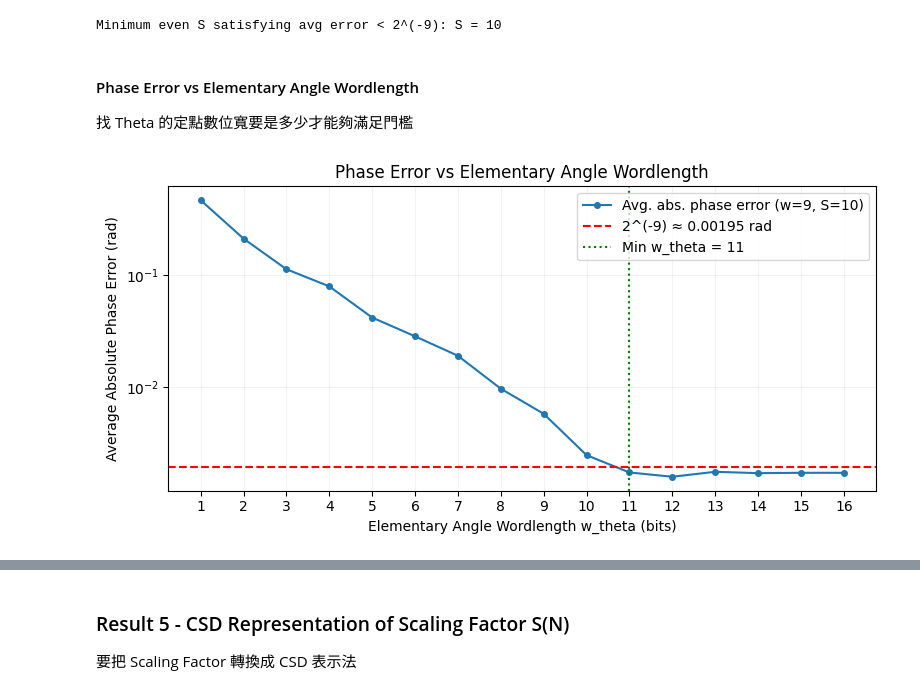
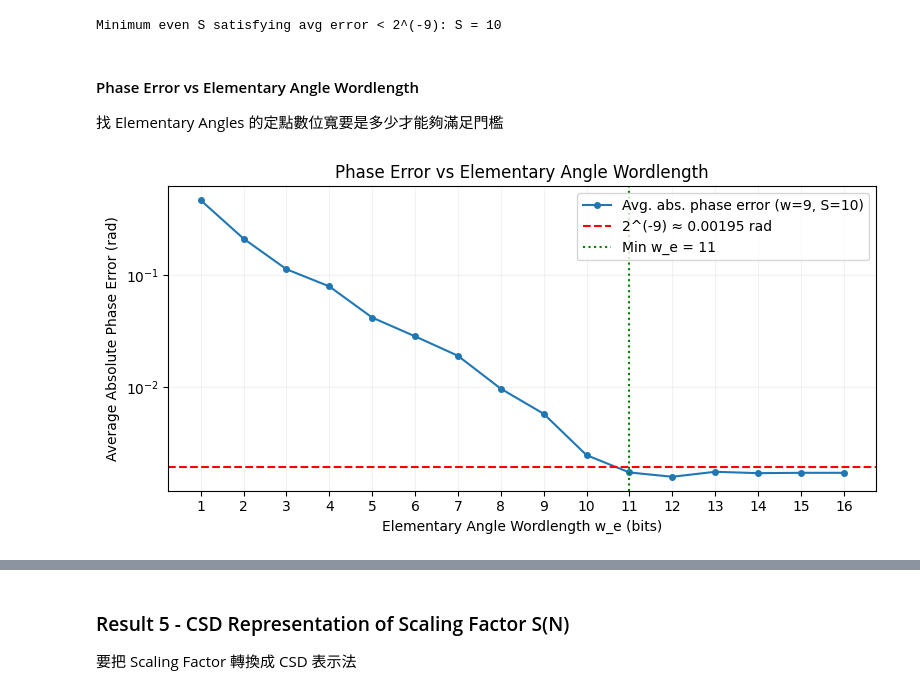
Before and after one commit to akira2963753/DSP-In-VLSI, a Jupyter notebook: HW4-CORDIC/HW4.ipynb, the cells around one changed output, grey strips where cells are left out. Saved outputs shown, nothing was run; the diff lists cells and outputs as text; code cells hidden in the pictures.

```diff
--- a/HW4-CORDIC/HW4.ipynb
+++ b/HW4-CORDIC/HW4.ipynb
@@ -44,13 +45,13 @@ Y_true = np.sin(alpha_m)
 # Reference phase : arctan2 function 方便我們去看象限
 phase_ref = np.arctan2(Y_true, X_true)
 
-# Quantization : 對 X 跟 Y 做指定 w 位元寬度的量化
-# 由於 X 跟 Y 在 [-1,1]，而增益 K(N) 最大為約 1 / 0.6 = 1.67 < 2，因此整數位元為 1
+# Quantization 給基本角度 LUT 用的
 def quantize(val, w):
-    return np.floor(val * 2 **(w)) / 2 **(w)
+    return np.floor(val * 2**(w)) / 2**(w)
 
 # CORDIC phase computation (integer shift version, hardware-accurate)
-def cordic_phase(X0, Y0, w_xy, N, w_theta=None):
+# w_e : fractional wordlength of elementary angle LUT (None = floating-point)
+def cordic_phase(X0, Y0, w_xy, N, w_e=None):
     phase_adjust = 0.0
 
     if X0 < 0: # 代表在第二或是第三象限
@@ -70,8 +71,8 @@ def cordic_phase(X0, Y0, w_xy, N, w_theta=None):
     for i in range(N):
         mu = -1 if Yi > 0 else 1
         elem_angle = np.arctan(2.0**(-i))
-        if w_theta is not None:
-            elem_angle = quantize(elem_angle, w_theta)  # 量化基本角度
+        if w_e is not None:
+            elem_angle = quantize(elem_angle, w_e)  # 量化 LUT 基本角度
 
         # 注意這裡的量化要使用算數右移，因為在後面硬體實作的時候我們會用 Shifter 取代乘法器
         dX = Yi >> i
@@ -82,8 +83,6 @@ def cordic_phase(X0, Y0, w_xy, N, w_theta=None):
         Yi_new = Yi + mu * dY
 
         theta = theta - mu * elem_angle
-        if w_theta is not None:
-            theta = quantize(theta, w_theta)  # 量化 theta 累加器
 
         Xi = Xi_new
         Yi = Yi_new
@@ -173,50 +172,51 @@ print(f"Minimum even S satisfying avg error < 2^(-9): S = {min_S}")
 Minimum even S satisfying avg error < 2^(-9): S = 10
 # %% [markdown]
 #### Phase Error vs Elementary Angle Wordlength
-找 Theta 的定點數位寬要是多少才能夠滿足門檻
+找 Elementary Angles 的定點數位寬要是多少才能夠滿足門檻
 # %%
-w_theta_values = np.arange(1, 17) # sweep w_theta = 1..16
-avg_errors_theta = []
+w_e_values = np.arange(1, 17) # sweep w_e = 1..16
+avg_errors_e = []
 
-for w_theta in w_theta_values:
-    errors = [abs(cordic_phase(X_true[m], Y_true[m], min_w, min_S, w_theta=w_theta) - phase_ref[m])
+for w_e in w_e_values:
+    errors = [abs(cordic_phase(X_true[m], Y_true[m], min_w, min_S, w_e=w_e) - phase_ref[m])
               for m in range(10)]
-    avg_errors_theta.append(np.mean(errors))
+    avg_errors_e.append(np.mean(errors))
 
-avg_errors_theta = np.array(avg_errors_theta)
+avg_errors_e = np.array(avg_errors_e)
 
-# Find minimum w_theta satisfying error < 2^(-9)
-valid_w_theta = w_theta_values[avg_errors_theta < threshold]
-min_w_theta = int(valid_w_theta[0]) if len(valid_w_theta) > 0 else None
+# Find minimum w_e satisfying error < 2^(-9)
+valid_w_e = w_e_values[avg_errors_e < threshold]
+min_w_e = int(valid_w_e[0]) if len(valid_w_e) > 0 else None
 
 # Plot
 plt.figure(figsize=(8, 4))
-plt.semilogy(w_theta_values, avg_errors_theta, marker='o', markersize=4,
+plt.semilogy(w_e_values, avg_errors_e, marker='o', markersize=4,
              label=f'Avg. abs. phase error (w={min_w}, S={min_S})')
 plt.axhline(threshold, color='r', linestyle='--', label=f'2^(-9) ≈ {threshold:.5f} rad')
-if min_w_theta is not None:
-    plt.axvline(min_w_theta, color='g', linestyle=':', label=f'Min w_theta = {min_w_theta}')
-plt.xlabel('Elementary Angle Wordlength w_theta (bits)')
+if min_w_e is not None:
+    plt.axvline(min_w_e, color='g', linestyle=':', label=f'Min w_e = {min_w_e}')
+plt.xlabel('Elementary Angle Wordlength w_e (bits)')
 plt.ylabel('Average Absolute Phase Error (rad)')
 plt.title(f'Phase Error vs Elementary Angle Wordlength')
-plt.xticks(w_theta_values)
+plt.xticks(w_e_values)
 plt.legend()
 plt.grid(True, color='gray', alpha=0.1)
 plt.minorticks_off()
 plt.tight_layout()
 plt.show()
 
-print(f"Minimum w_theta satisfying avg error < 2^(-9): w_theta = {min_w_theta}")
+print(f"Minimum w_e satisfying avg error < 2^(-9): w_e = {min_w_e}")
 
-# Table of elementary angles
-print(f"\nElementary Angles (S={min_S} stages):")
-print(f"{'i':>3} {'Float':>12}  {'Quantized':>20} {'Binary':>18}")
-print("-" * 65)
+# Table of elementary angles (LUT content)
+# Format: 1S + 2I + w_e F  (sign | integer integer . fractional bits)
+print(f"\nElementary Angles LUT (S={min_S} stages):")
+print(f"{'i':>3} {'Float':>14}  {'Quantized':>18} {'Binary (S|II.frac)':>26}")
+print("-" * 67)
 for i in range(min_S):
     angle_f = np.arctan(2.0**(-i))
-    angle_q = quantize(angle_f, min_w_theta)
-    int_bits = int(angle_q * 2**min_w_theta)
-    binary_str = '0.' + format(int_bits, f'0{min_w_theta}b')
-    print(f"{i:>3}  {angle_f:>14.10f}  {angle_q:>18.10f}  {binary_str:>20}")
+    angle_q = quantize(angle_f, min_w_e)
+    int_bits = int(np.round(angle_q * 2**min_w_e))
+    binary_str = '000.' + format(int_bits, f'0{min_w_e}b')  # sign=0, integer=00
+    print(f"{i:>3}  {angle_f:>16.10f}  {angle_q:>16.10f}  {binary_str:>20}")
 # %% [output]
-[figure, old version]
+[figure, new version]
```
Also changed, not shown: parts of 9 cells of this notebook, 11 other files.
